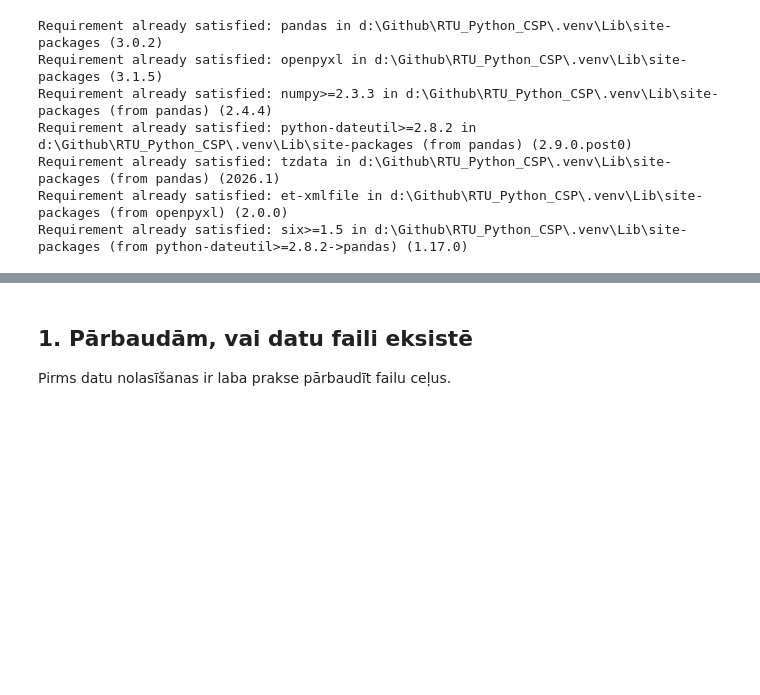
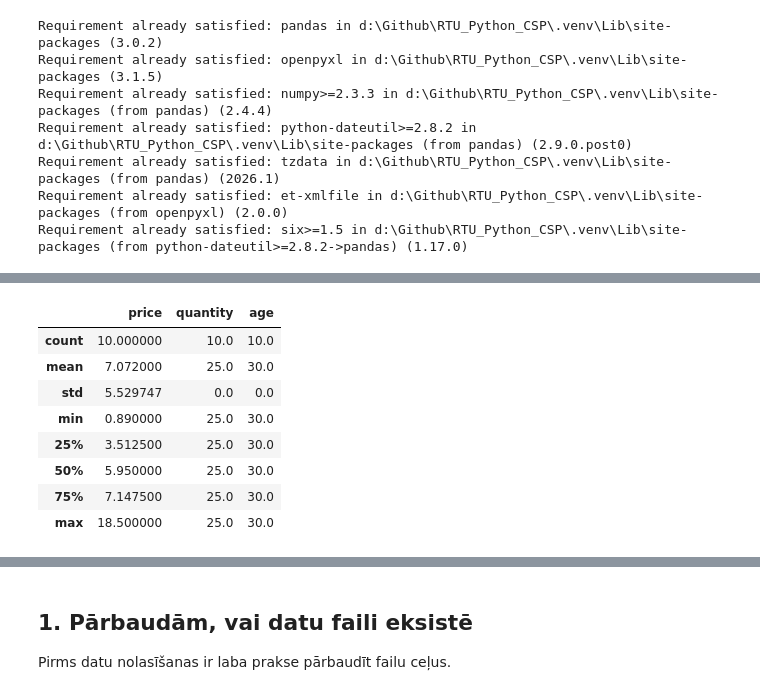
Before and after one commit to ValRCS/RTU_Python_CSP, a Jupyter notebook: notebooks/day3_json_csv_pandas_lv.ipynb, the cells around one changed output, grey strips where cells are left out. Cells and saved outputs as stored; diff of their text form; code cells hidden in the pictures; blank space fills up the shorter version.

```diff
--- a/notebooks/day3_json_csv_pandas_lv.ipynb
+++ b/notebooks/day3_json_csv_pandas_lv.ipynb
@@ -380,0 +498,12 @@ Requirement already satisfied: six>=1.5 in d:\Github\RTU_Python_CSP\.venv\Lib\si
+# %%
+# es varu iedot konkrētu datu tipu konkrētai kolonnai, piemēram quantity ir int, bet es varu to pārvērst par float
+# je es gribētu ietaupīt vietu, tad varētu pateikt konkrētu int izmēru
+# piemēram ja es zinu ka nekad vērtība quantity nebūs lielāka par 255, tad varu izmantot uint8, kas aizņem tikai 1 baitu atmiņas, nevis int64, kas aizņem 8 baitus
+# tas var būt ļoti noderīgi, ja mums ir ļoti liela tabula ar miljoniem ierakstu, un mēs vēlamies ietaupīt atmiņu, jo mazāki datu tipi aizņem mazāk atmiņas, un tas var uzlabot veiktspēju datu apstrādē un analīzē, jo mazāki datu tipi ļauj apstrādāt vairāk datu vienlaikus un samazina atmiņas patēriņu.
+# bet jābūt uzmanīgiem, jo ja mēs izvēlamies pārāk mazu
+# piemers uint8 uzstādīšanai vecumam
+df["age"] = 30 # pievienojam jaunu kolonu "age" ar vērtību 30 katram produktam DataFrame, lai redzētu, kā pievienot jaunu kolonu ar vienādu vērtību visiem ierakstiem
+df["age"] = df["age"].astype("uint8") # pārvēršam "age" kolonnas datu tipu uz uint8, lai ietaupītu atmiņu, ja zinām, ka vecuma vērtības nekad nebūs lielākas par 255
+
+# apskatamies datu tipus atkal
+df.info() # df.info() funkcija izvadām vispārīgu informāciju par DataFrame, tostarp datu tipu, nulles vērtībām, un atmiņas patēriņu, lai redzētu, kā datu tipi ir mainījušies pēc pārvēršanas uz uint8
@@ -380,0 +532,14 @@ Requirement already satisfied: six>=1.5 in d:\Github\RTU_Python_CSP\.venv\Lib\si
+# %%
+# vēl viena ātrā uzvara ir df.describe()
+# Tā mums sniedz ieskaut pēc noklusējuma par skaitliskām kolonnām
+df.describe()
+# %% [output]
+|  | price | quantity | age |
+| count | 10.000000 | 10.0 | 10.0 |
+| mean | 7.072000 | 25.0 | 30.0 |
+| std | 5.529747 | 0.0 | 0.0 |
+| min | 0.890000 | 25.0 | 30.0 |
+| 25% | 3.512500 | 25.0 | 30.0 |
+| 50% | 5.950000 | 25.0 | 30.0 |
+| 75% | 7.147500 | 25.0 | 30.0 |
+| max | 18.500000 | 25.0 | 30.0 |
```
Also changed, not shown: parts of 14 cells of this notebook.
